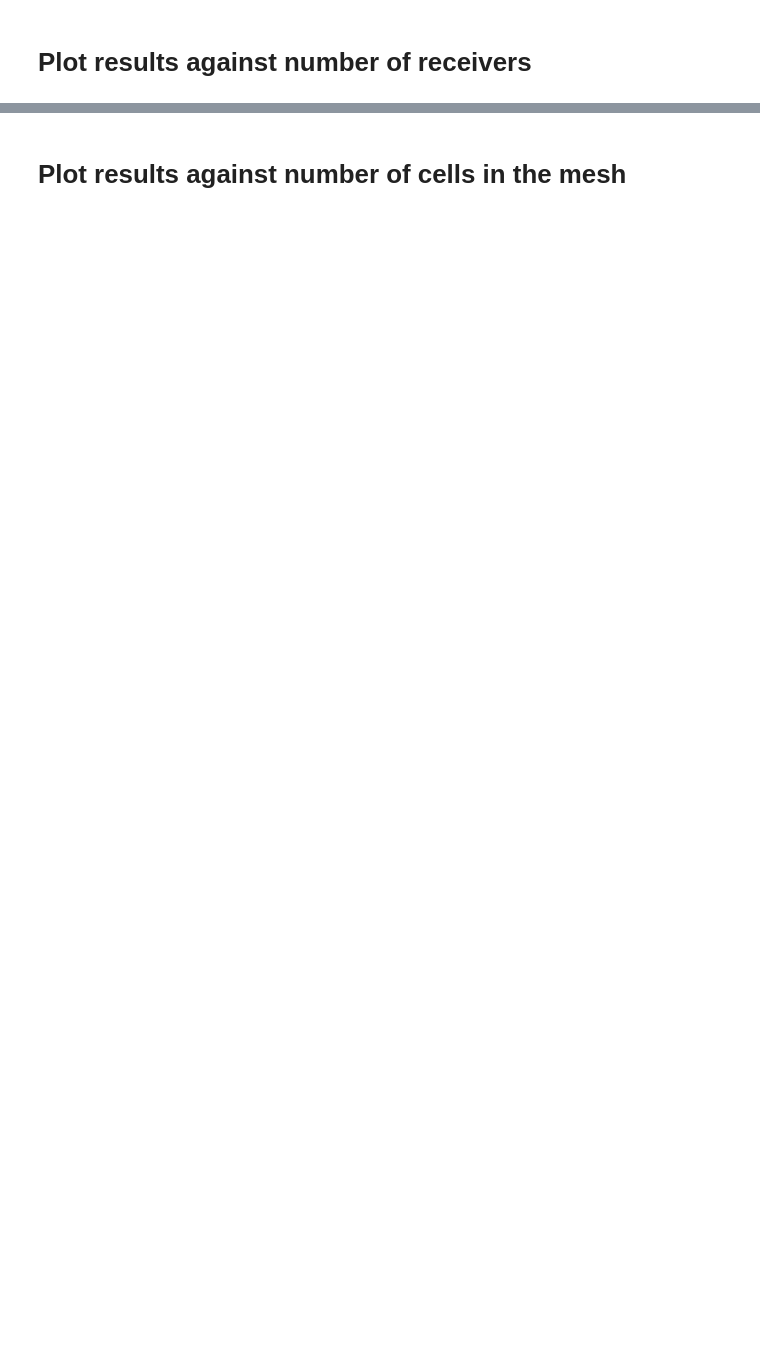
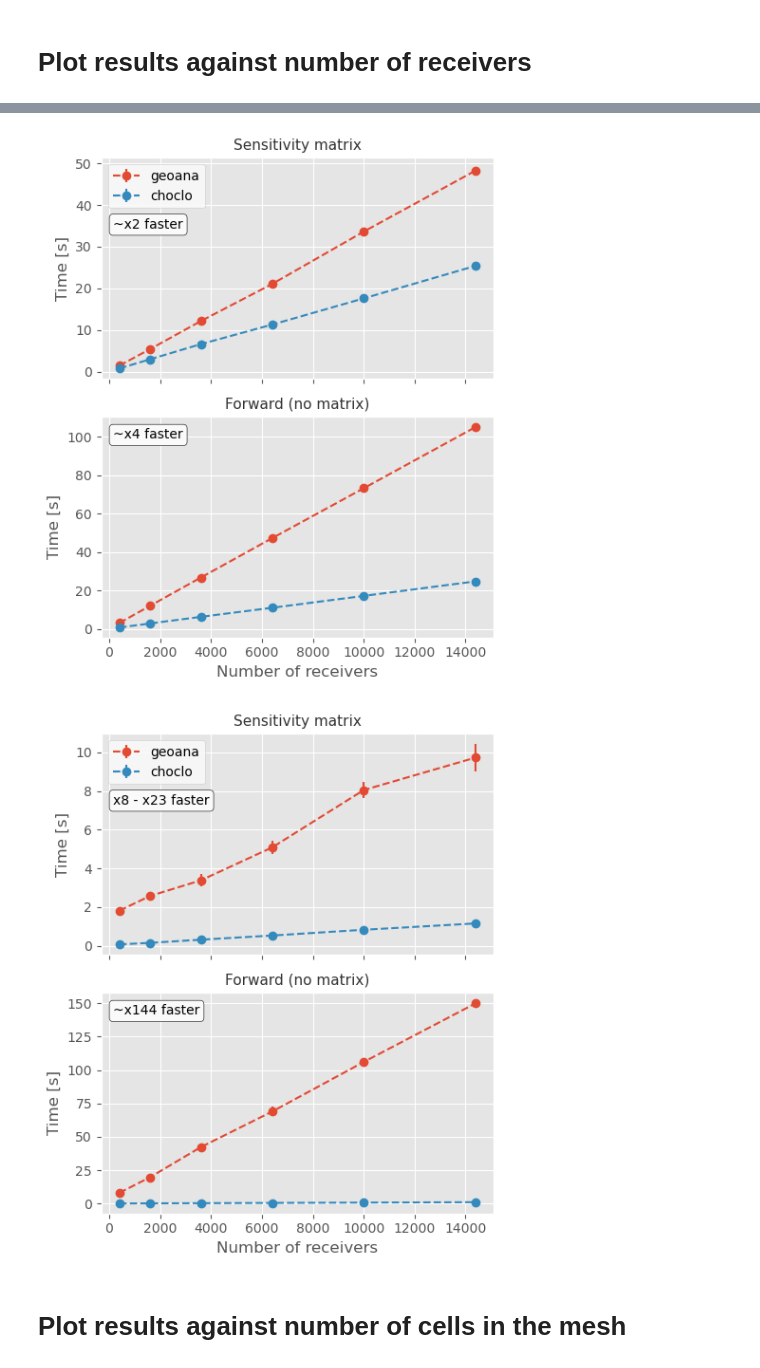
Before and after one commit to santisoler/simpeg-benchmarks-gravity, a Jupyter notebook: notebooks/99-figures.ipynb, the cells around one changed output, grey strips where cells are left out. Cells and saved outputs as stored; diff of their text form; code cells hidden in the pictures; blank space fills up the shorter version.

```diff
--- a/notebooks/99-figures.ipynb
+++ b/notebooks/99-figures.ipynb
@@ -6,3 +15,8 @@ import matplotlib.pyplot as plt
+# %%
+figs_dir = Path("..") / "figs"
+
+if not figs_dir.is_dir():
+    figs_dir.mkdir(parents=True)
 # %% [markdown]
 # Plot results against number of receivers
 # %%
@@ -77,3 +91,75 @@ for parallel in (False, True):
+# %%
+for parallel in (False, True):
+
+    ncols, nrows = 1, 2
+    figsize = (5, 6)
+    fig, axes = plt.subplots(nrows=nrows, ncols=ncols, figsize=figsize, sharex=True)
+
+    for row, simulation_type in zip(range(nrows), dataset.simulation_type):
+
+        ax = axes[row]
+        for engine in dataset.engine:
+            results = dataset.sel(
+                engine=engine, simulation_type=simulation_type, parallel=parallel
+            )
+
+            engine_str = str(engine.values)
+            ax.errorbar(
+                x=results.n_receivers,
+                y=results.times,
+                yerr=results.errors,
+                marker="o",
+                linestyle="dashed",
+                label=engine_str,
+            )
+        sim_type_str = str(simulation_type.values)
+        if sim_type_str == "forward_only":
+            sim_type_str = "Forward (no matrix)"
+        elif sim_type_str == "ram":
+            sim_type_str = "Sensitivity matrix"
+        ax.set_title(sim_type_str)
+
+        ax.set_ylabel("Time [s]")
+
+        # Annotate ratio
+        times = dataset.times.sel(simulation_type=simulation_type, parallel=parallel)
+        ratio = times.sel(engine="geoana") / times.sel(engine="choclo")
+        vmin, vmax = np.min(ratio.values), np.max(ratio.values)
+        if vmax / vmin < 1.4:
+            text = f"~x{round(np.mean(ratio.values))} faster"
+        else:
+            text = f"x{round(vmin)} - x{round(vmax)} faster"
+        if row == 0:
+            loc = (0.03, 0.68)
+        else:
+            loc = (0.03, 0.9)
+        ax.annotate(
+            text,
+            loc,
+            xycoords="axes fraction",
+            bbox=dict(boxstyle="round", fc="#fafafa", ec="#2e2e2e", alpha=1)
+        )
+
+        # Add legend
+        if row == 0:
+            ax.legend(loc="upper left")
+        if row == 1:
+            ax.set_xlabel("Number of receivers")
+
+    plt.tight_layout()
+
+    # Save to disk
+    if parallel:
+        parallel_str = "parallel"
+    else:
+        parallel_str = "serial"
+
+    plt.savefig(figs_dir / f"benchmark_n-receivers_{parallel_str}.png")
+
+    plt.show()
+# %% [output]
+[figure, added]
+[figure, added]
 # %% [markdown]
 # Plot results against number of cells in the mesh
 # %%
```
Also changed, not shown: parts of 12 cells of this notebook.
